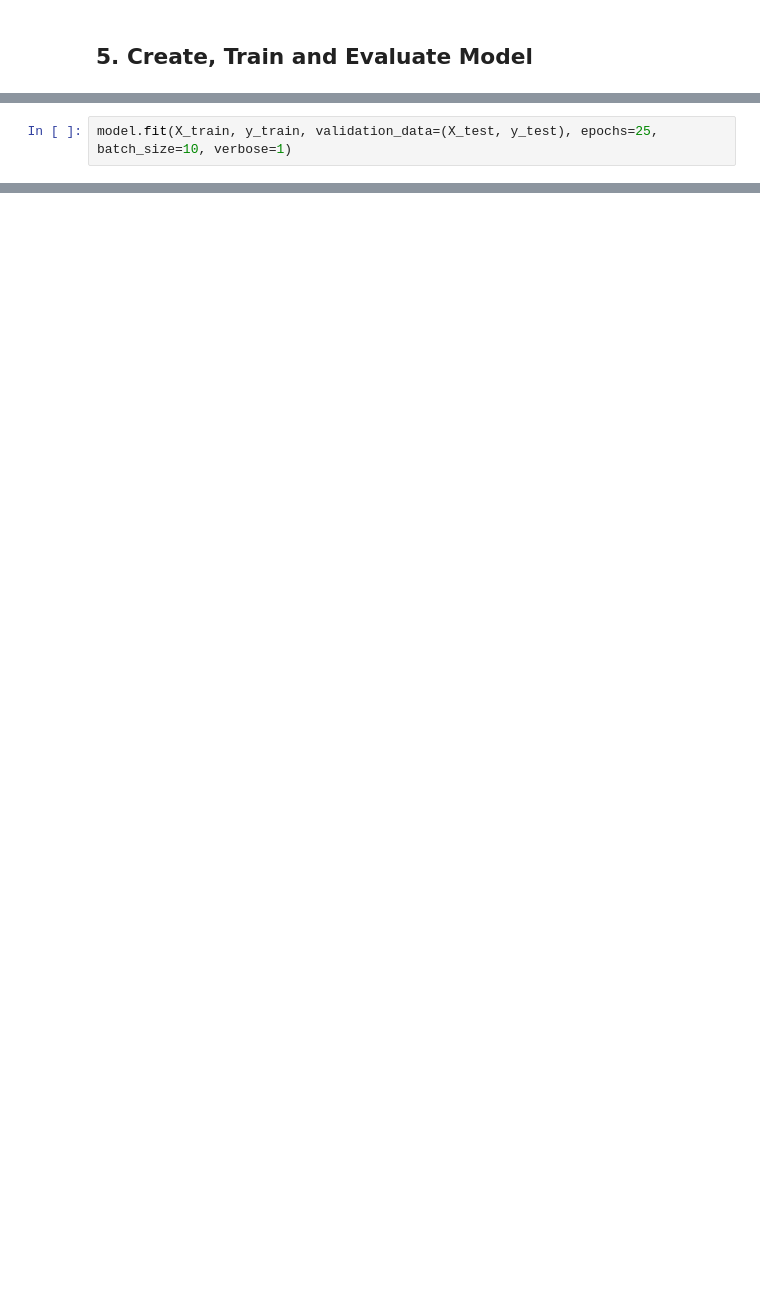
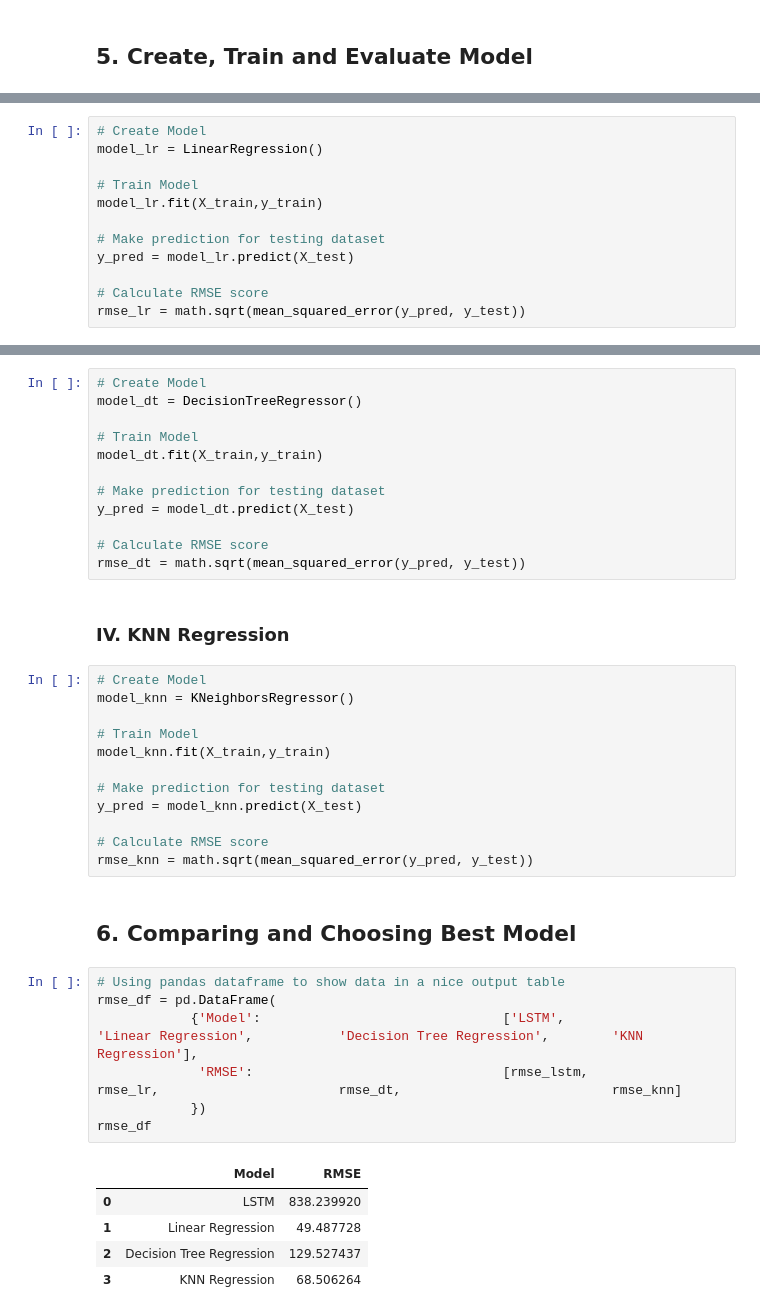
Before and after one commit to anjanshrestha123/Sentiment-Analysis-for-Stock-Price-Prediction, a Jupyter notebook: sentiment_analysis_stock_market_prediction.ipynb, the cells around one changed output, grey strips where cells are left out. Saved outputs shown, nothing was run; the diff lists cells and outputs as text; blank space fills up the shorter version.

```diff
--- a/sentiment_analysis_stock_market_prediction.ipynb
+++ b/sentiment_analysis_stock_market_prediction.ipynb
@@ -384,2 +391,0 @@ _________________________________________________________________
-# %%
-model.fit(X_train, y_train, validation_data=(X_test, y_test), epochs=25, batch_size=10, verbose=1)
@@ -428,0 +392,12 @@ plt.show()
+# %%
+# Create Model
+model_lr = LinearRegression()
+
+# Train Model
+model_lr.fit(X_train,y_train)
+
+# Make prediction for testing dataset
+y_pred = model_lr.predict(X_test)
+
+# Calculate RMSE score
+rmse_lr = math.sqrt(mean_squared_error(y_pred, y_test))
@@ -428,0 +406,41 @@ plt.show()
+# %%
+# Create Model
+model_dt = DecisionTreeRegressor()
+
+# Train Model
+model_dt.fit(X_train,y_train)
+
+# Make prediction for testing dataset
+y_pred = model_dt.predict(X_test)
+
+# Calculate RMSE score
+rmse_dt = math.sqrt(mean_squared_error(y_pred, y_test))
+# %% [markdown]
+### IV. KNN Regression ###
+# %%
+# Create Model
+model_knn = KNeighborsRegressor()
+
+# Train Model
+model_knn.fit(X_train,y_train)
+
+# Make prediction for testing dataset
+y_pred = model_knn.predict(X_test)
+
+# Calculate RMSE score
+rmse_knn = math.sqrt(mean_squared_error(y_pred, y_test))
+# %% [markdown]
+## 6. Comparing and Choosing Best Model ##
+# %%
+# Using pandas dataframe to show data in a nice output table
+rmse_df = pd.DataFrame(
+            {'Model':                               ['LSTM',                         'Linear Regression',           'Decision Tree Regression',        'KNN Regression'],
+             'RMSE':                                [rmse_lstm,                       rmse_lr,                       rmse_dt,                           rmse_knn]
+            })
+rmse_df
+# %% [output]
+|  | Model | RMSE |
+| 0 | LSTM | 838.239920 |
+| 1 | Linear Regression | 49.487728 |
+| 2 | Decision Tree Regression | 129.527437 |
+| 3 | KNN Regression | 68.506264 |
```
Also changed, not shown: parts of 37 cells of this notebook, 24 other files.
